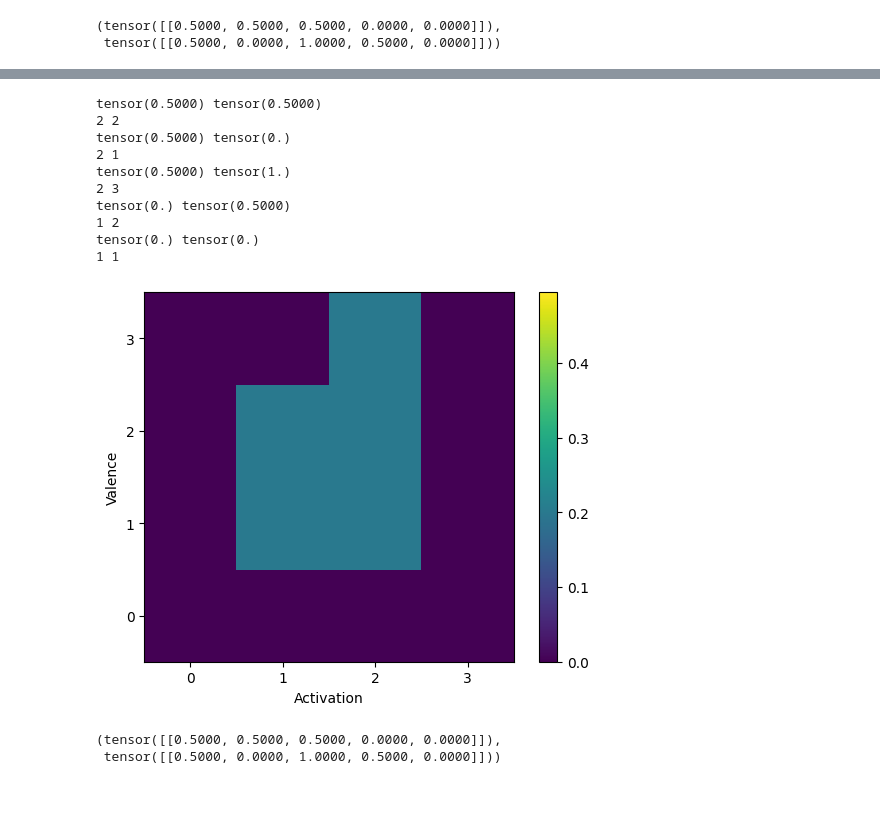
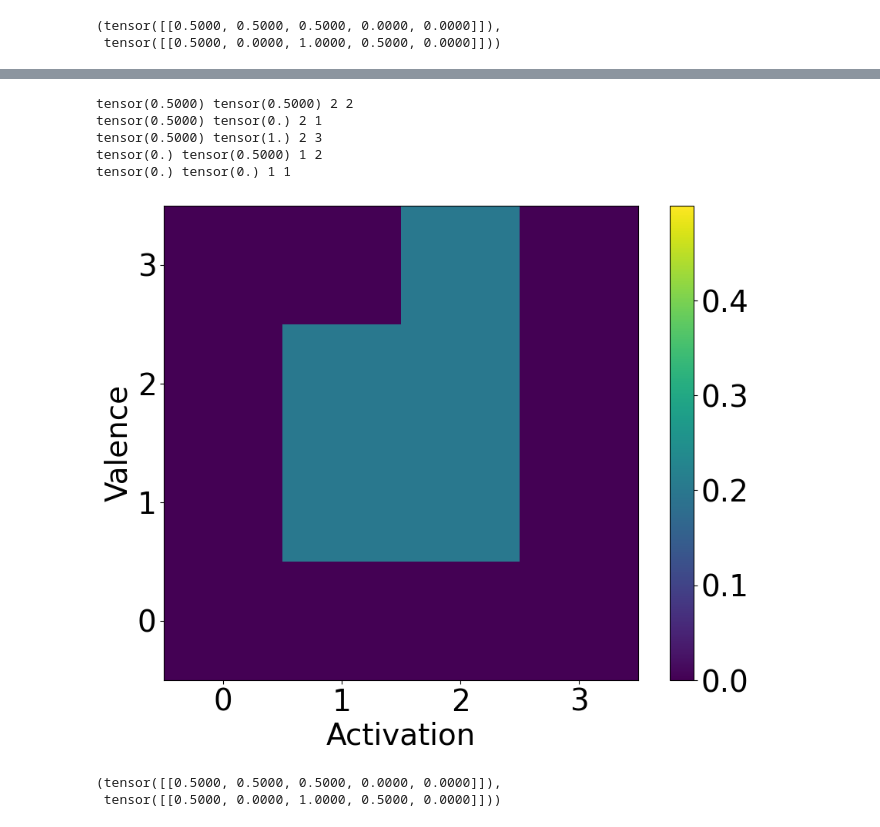
Before and after one commit to chailab-umich/ModelingIndividualEvaluators, a Jupyter notebook: poster/distribution_plots.ipynb, the cells around one changed output, grey strips where cells are left out. Saved outputs shown, nothing was run; the diff lists cells and outputs as text; code cells hidden in the pictures; blank space fills up the shorter version.

```diff
--- a/poster/distribution_plots.ipynb
+++ b/poster/distribution_plots.ipynb
@@ -7,6 +7,8 @@ import torch
 # Create random observations by annotator, we assume annotators could label 1-5 and this has been scaled to
 act = torch.randint(1,6,(1,5))
 val = torch.randint(1,6,(1,5))
+act = torch.as_tensor([[4,4,4,3,3]])
+val = torch.as_tensor([[4,3,5,4,3]])
 # Now scale this into range [-1,1]
 a,b = -1,1
 minx, maxx = 1, 5
@@ -116,67 +116,46 @@ plt.gca().invert_yaxis()
 # %%
 # Now we want to show why the sampling of 200 is necessary
 # First convert the original act/val samples to a distribution
 # Since votes are based on evaluations in range -1,1 boundaries are drawn at [-1,-0.5), [-0.5, 0), [0, 0.5), [0.5, 1]
+bounds = torch.linspace(-1,1,5)
+upper_bounds = bounds[1:]
+lower_bounds = bounds[:-1]
 votes = torch.zeros((4,4))
 for annotator in range(act.shape[1]):
     act_vote = act[0,annotator]
     val_vote = val[0,annotator]
-    # early scaling caused 1 -> -1, 2 -> -0.5, 3 -> 0, 4 -> 0.5, 5 -> 1
-    # 1 and 5 votes are clear
-    # 2 likely should be low-medium
-    # 4 likely should be medium-high
-
-    middle_is_high = False # Bin annotation 3 -> bin 1 (low-medium)
-
-    if act_vote == -1:
-        act_vote_i = 0
-    elif act_vote == 1:
-        act_vote_i = 3
-    elif act_vote == -0.5:
-        act_vote_i = 1
-    elif act_vote == 0.5:
-        act_vote_i = 2
-    elif middle_is_high:
-        act_vote_i = 2
-    else:
-        act_vote_i = 1
-
-    if val_vote == -1:
-        val_vote_i = 0
-    elif val_vote == 1:
-        val_vote_i = 3
-    elif val_vote == -0.5:
-        val_vote_i = 1
-    elif val_vote == 0.5:
-        val_vote_i = 2
-    elif middle_is_high:
-        val_vote_i = 2
-    else:
-        val_vote_i = 1
+    l_comparitor = lambda x, y: x < y if x > -1 else x <= y
+    r_comparitor = lambda x, y: x <= y
+    act_vote_i, val_vote_i = None, None
+    for i in range(len(upper_bounds)):
+        lower = lower_bounds[i]
+        upper = upper_bounds[i]
+        if l_comparitor(lower, act_vote) and r_comparitor(act_vote, upper):
+            act_vote_i = i
+        if l_comparitor(lower, val_vote) and r_comparitor(val_vote, upper):
+            val_vote_i = i
     votes[act_vote_i,val_vote_i] += 1
+    print(act_vote, val_vote, act_vote_i, val_vote_i)
 
 # In this case we consider rating of 2 as low-medium and rating 4 as high
 votes = votes/5
 fig, axs = plt.subplots(1,1)
 pos = axs.imshow(votes.numpy().T, vmin=0, vmax=m, cmap=colors)
 plt.colorbar(pos)
 plt.xticks([0, 1, 2, 3])
 plt.yticks([3, 2, 1, 0])
 plt.xlabel('Activation')
 plt.ylabel('Valence')
 plt.gca().invert_yaxis()
+plt.gcf().set_size_inches(10.5,8)
+plt.savefig('./figures/basic_4x4_less_than.png', bbox_inches='tight')
 # %% [output]
-tensor(0.5000) tensor(0.5000)
-2 2
-tensor(0.5000) tensor(0.)
-2 1
-tensor(0.5000) tensor(1.)
-2 3
-tensor(0.) tensor(0.5000)
-1 2
-tensor(0.) tensor(0.)
-1 1
+tensor(0.5000) tensor(0.5000) 2 2
+tensor(0.5000) tensor(0.) 2 1
+tensor(0.5000) tensor(1.) 2 3
+tensor(0.) tensor(0.5000) 1 2
+tensor(0.) tensor(0.) 1 1
-[figure, old version]
+[figure, new version]
 # %%
 act, val
 # %% [output]
```
Also changed, not shown: parts of 7 cells of this notebook, 11 other files.
